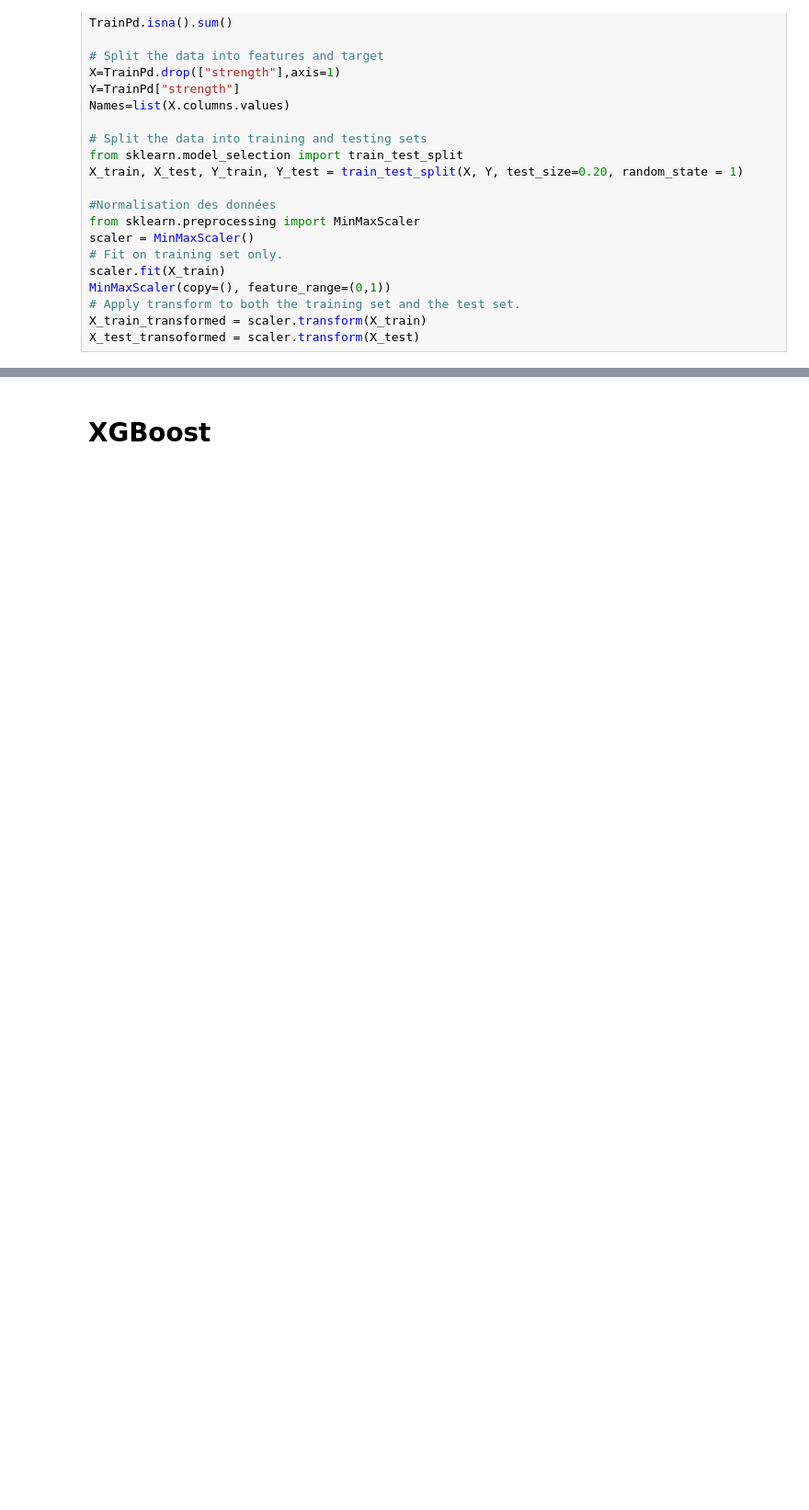
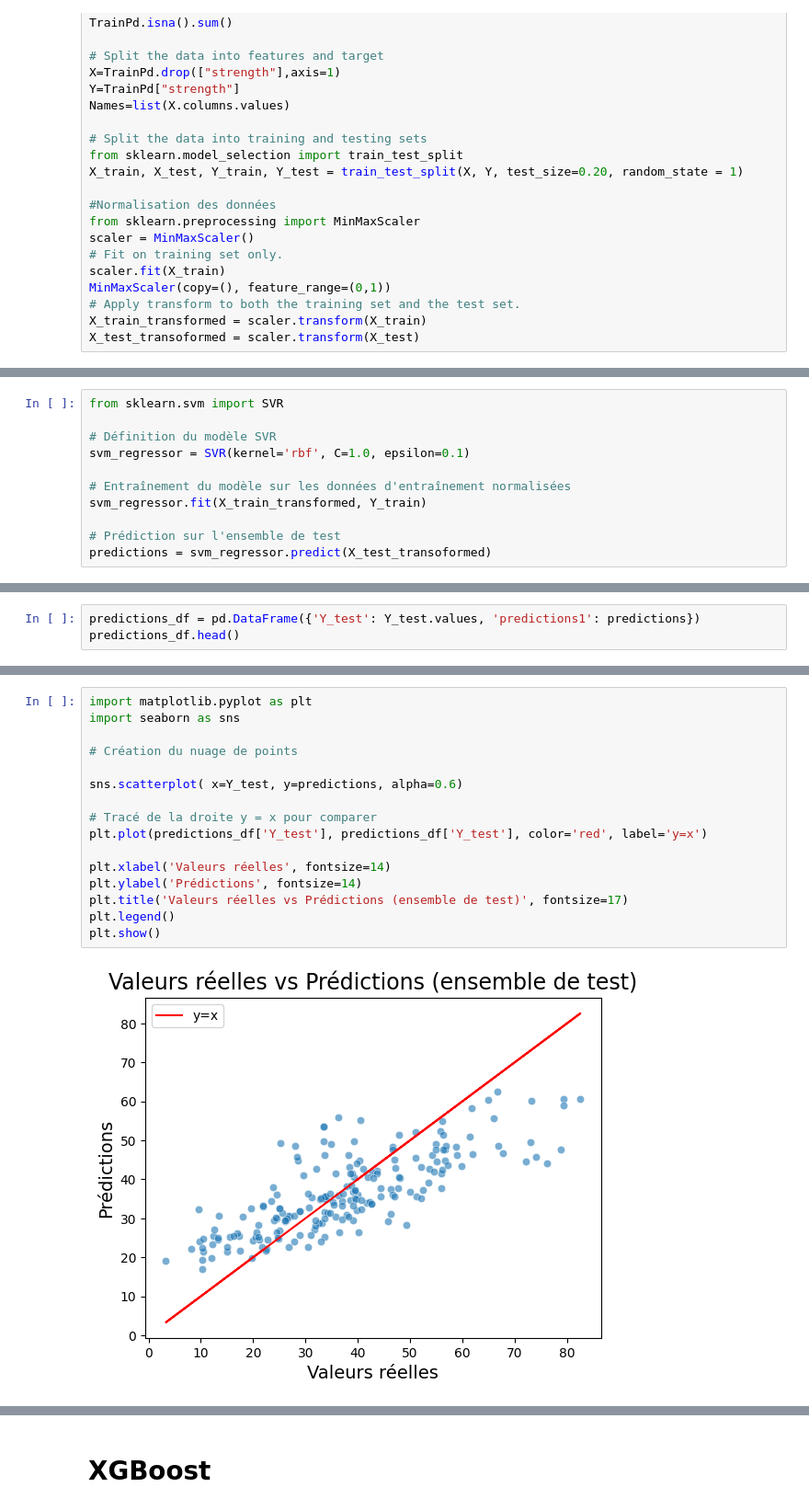
Before and after one commit to younesA99/svm, a Jupyter notebook: SVM.ipynb, the cells around one changed output, grey strips where cells are left out. Shown: that part at 92% size. Saved outputs shown, nothing was run; the diff lists cells and outputs as text; blank space fills up the shorter version.

```diff
--- a/SVM.ipynb
+++ b/SVM.ipynb
@@ -42,0 +41,11 @@ SVR(kernel='linear')
+# %%
+from sklearn.svm import SVR
+
+# Définition du modèle SVR
+svm_regressor = SVR(kernel='rbf', C=1.0, epsilon=0.1)
+
+# Entraînement du modèle sur les données d'entraînement normalisées
+svm_regressor.fit(X_train_transformed, Y_train)
+
+# Prédiction sur l'ensemble de test
+predictions = svm_regressor.predict(X_test_transoformed)
@@ -42,0 +65,3 @@ SVR(kernel='linear')
+# %%
+predictions_df = pd.DataFrame({'Y_test': Y_test.values, 'predictions1': predictions})
+predictions_df.head()
@@ -42,0 +75,18 @@ SVR(kernel='linear')
+# %%
+import matplotlib.pyplot as plt
+import seaborn as sns
+
+# Création du nuage de points
+
+sns.scatterplot( x=Y_test, y=predictions, alpha=0.6)
+
+# Tracé de la droite y = x pour comparer
+plt.plot(predictions_df['Y_test'], predictions_df['Y_test'], color='red', label='y=x')
+
+plt.xlabel('Valeurs réelles', fontsize=14)
+plt.ylabel('Prédictions', fontsize=14)
+plt.title('Valeurs réelles vs Prédictions (ensemble de test)', fontsize=17)
+plt.legend()
+plt.show()
+# %% [output]
+[figure, added]
```
Also changed, not shown: parts of 12 cells of this notebook.
